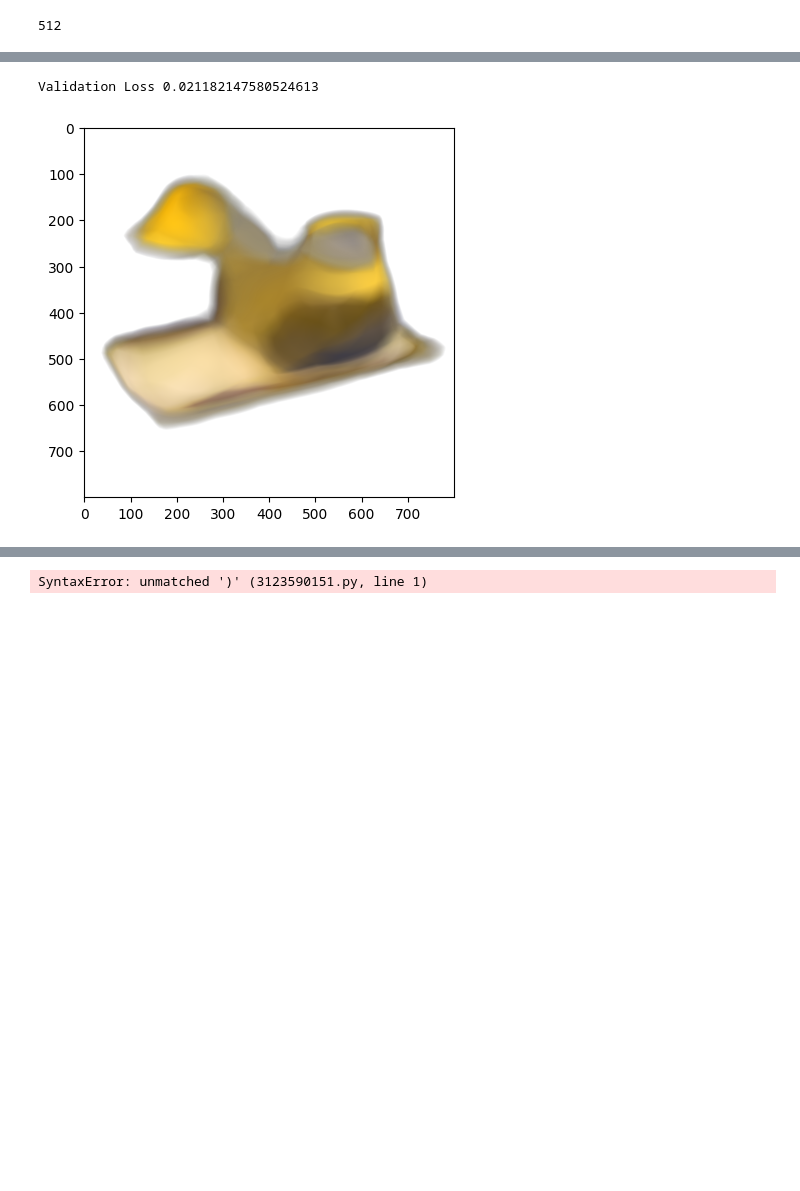
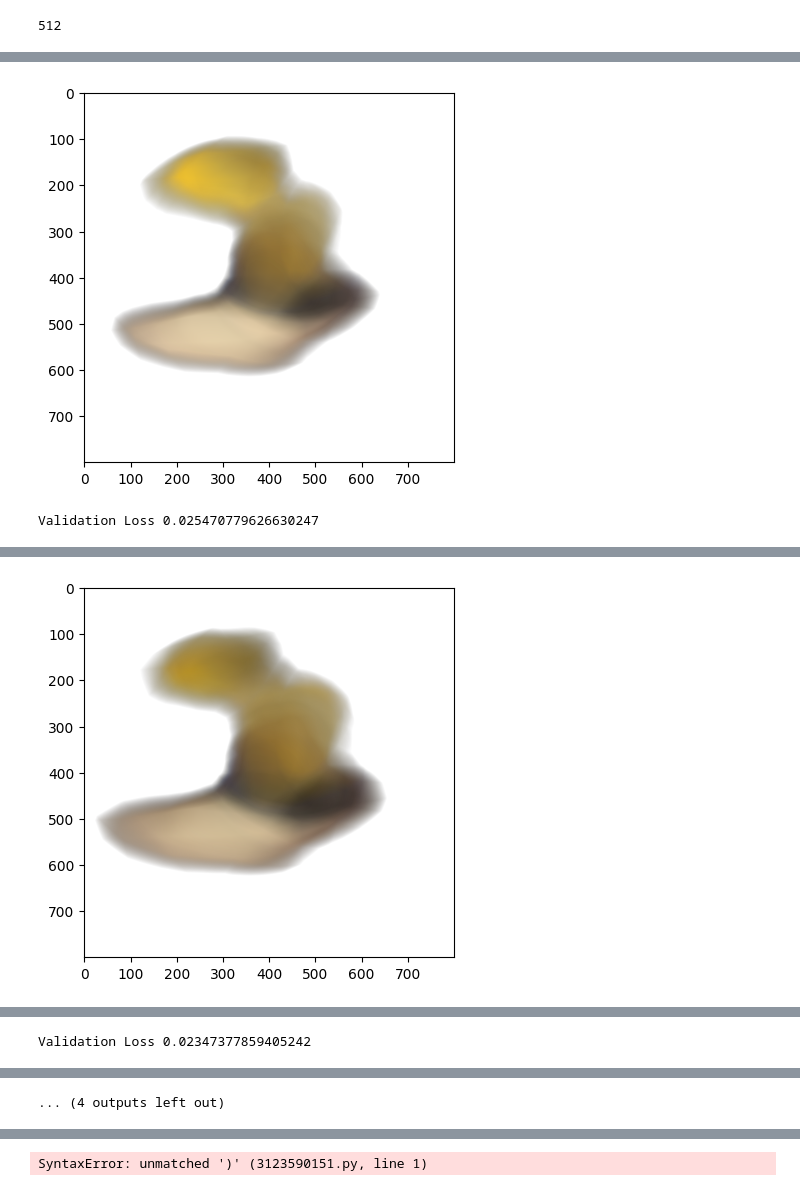
Before and after one commit to PaulErpen/shady-nerf, a Jupyter notebook: brainstorming/point-based-nelf.ipynb, the cells around one changed output, grey strips where cells are left out. Saved outputs shown, nothing was run; the diff lists cells and outputs as text; code cells hidden in the pictures; blank space fills up the shorter version.

```diff
--- a/brainstorming/point-based-nelf.ipynb
+++ b/brainstorming/point-based-nelf.ipynb
@@ -181,11 +271,30 @@ from torch import optim
 from lodnelf.data.lego_dataset import LegoDataset
 from tqdm import tqdm
 
+VAL_FREQUENCY = 3
+HOLDOUT_FREQUENCY = 1
+
 # create the dataset
 train_dataset = LegoDataset("../data/lego", split="train")
+val_dataset = LegoDataset("../data/lego", split="val")
 
 # create the dataloader
-dataloader = DataLoader(train_dataset, batch_size=64, shuffle=True)
+N_TRAIN_SAMPLES = 50000
+dataloader = DataLoader(
+    train_dataset,
+    batch_size=64,
+    sampler=torch.utils.data.RandomSampler(
+        train_dataset, replacement=False, num_samples=N_TRAIN_SAMPLES
+    ),
+)
+N_VAL_SAMPLES = 10000
+val_dataloader = DataLoader(
+    val_dataset,
+    batch_size=64,
+    sampler=torch.utils.data.RandomSampler(
+        train_dataset, replacement=False, num_samples=N_VAL_SAMPLES
+    ),
+)
 
 # create the optimizer
 optimizer = optim.Adam(model.parameters(), lr=1e-3)
@@ -196,6 +305,7 @@ loss_fn = nn.MSELoss()
 # train the model
 for epoch in range(10):
     running_loss = 0
+    model.train()
     for data_point in tqdm(dataloader):
         ray_origin, ray_dir_world, col = data_point
         optimizer.zero_grad()
@@ -207,5 +317,21 @@ for epoch in range(10):
 
         loss.backward()
         optimizer.step()
-    print(f"Epoch {epoch}, Loss {running_loss / len(dataloader)}")
+    print(f"Epoch {epoch}, Loss {running_loss / N_TRAIN_SAMPLES}")
+
+    if epoch % HOLDOUT_FREQUENCY == 0:
+        print_holdout_view(model)
+
+    if epoch % VAL_FREQUENCY == 0:
+        with torch.no_grad():
+            model.eval()
+            running_loss = 0
+            for data_point in val_dataloader:
+                ray_origin, ray_dir_world, col = data_point
+
+                output = model(data_point)
+
+                loss = loss_fn(output, col)
+                running_loss += loss.item()
+            print(f"Validation Loss {running_loss / N_VAL_SAMPLES}")
 # %% [output]
@@ -212,0 +339,2 @@ KeyboardInterrupt:
+[figure, added]
+Validation Loss 0.025470779626630247
@@ -212,0 +342 @@ KeyboardInterrupt:
+[figure, added]
@@ -212,0 +347 @@ KeyboardInterrupt:
+Validation Loss 0.02347377859405242
@@ -213,31 +350 @@ KeyboardInterrupt:
+... (4 outputs left out)
-# %%
-val_dataset = LegoDataset("../data/lego", split="val", limit=13)
-
-# evaluate the model
-with torch.no_grad():
-    rgba = []
-    val_dataloader = DataLoader(
-        val_dataset,
-        batch_size=64,
-        sampler=list(range(12 * 800 * 800, 13 * 800 * 800)),
-    )
-    running_loss = 0
-    for data_point in tqdm(val_dataloader):
-        ray_origin, ray_dir_world, col = data_point
-
-        output = model(data_point)
-        rgba.extend(output)
-
-        loss = loss_fn(output, col)
-        running_loss += loss.item()
-
-    print(f"Validation Loss {running_loss / len(val_dataloader)}")
-    # visualize the output
-    rgba = torch.cat(rgba, dim=0).reshape(-1, 4)
-    rgba = rgba.numpy()
-    rgba = np.clip(rgba, 0, 1)
-    plt.imshow(rgba.reshape(800, 800, 4))
-    plt.show()
-# %% [output]
-Validation Loss 0.021182147580524613
-[figure, removed]
```
Also changed, not shown: parts of 13 cells of this notebook, 2 other files.
